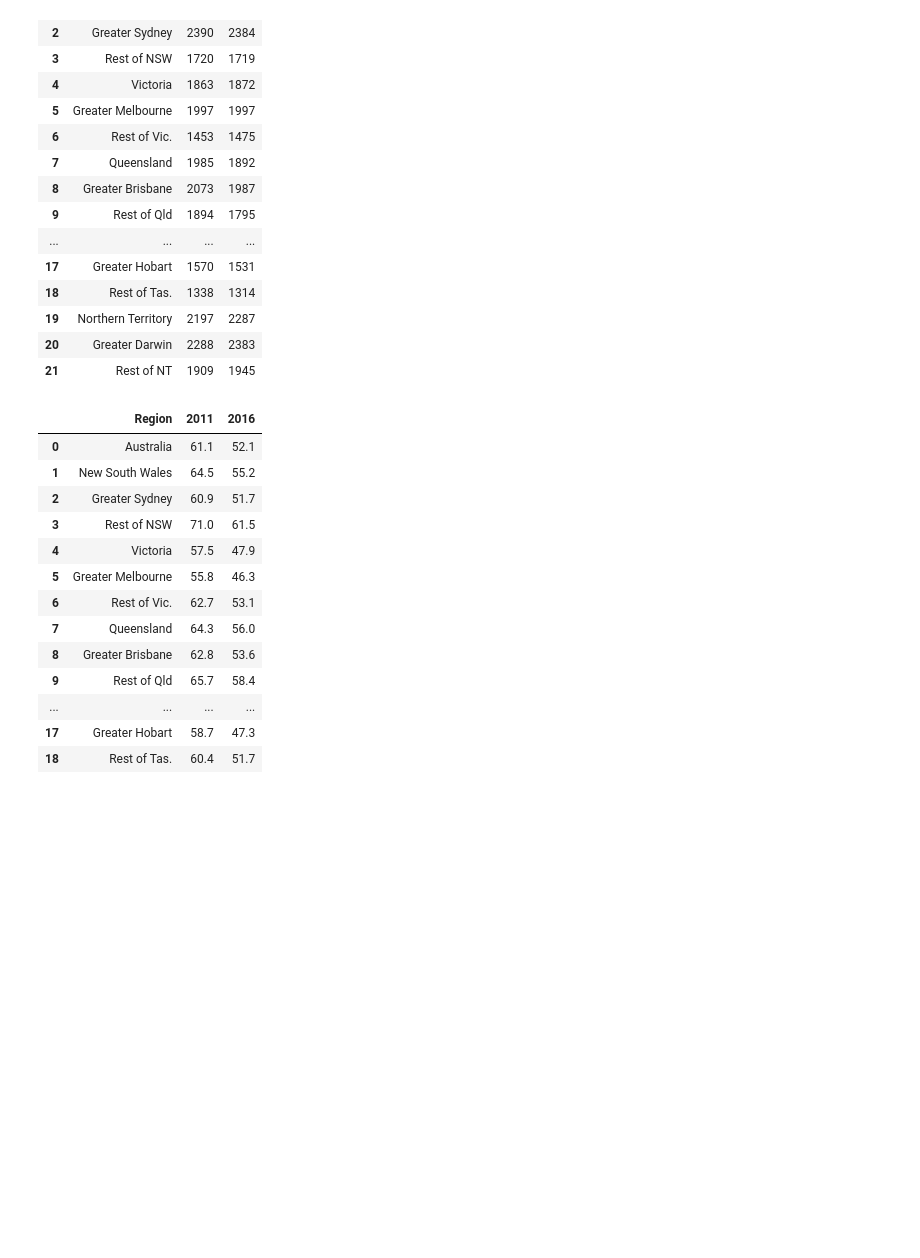
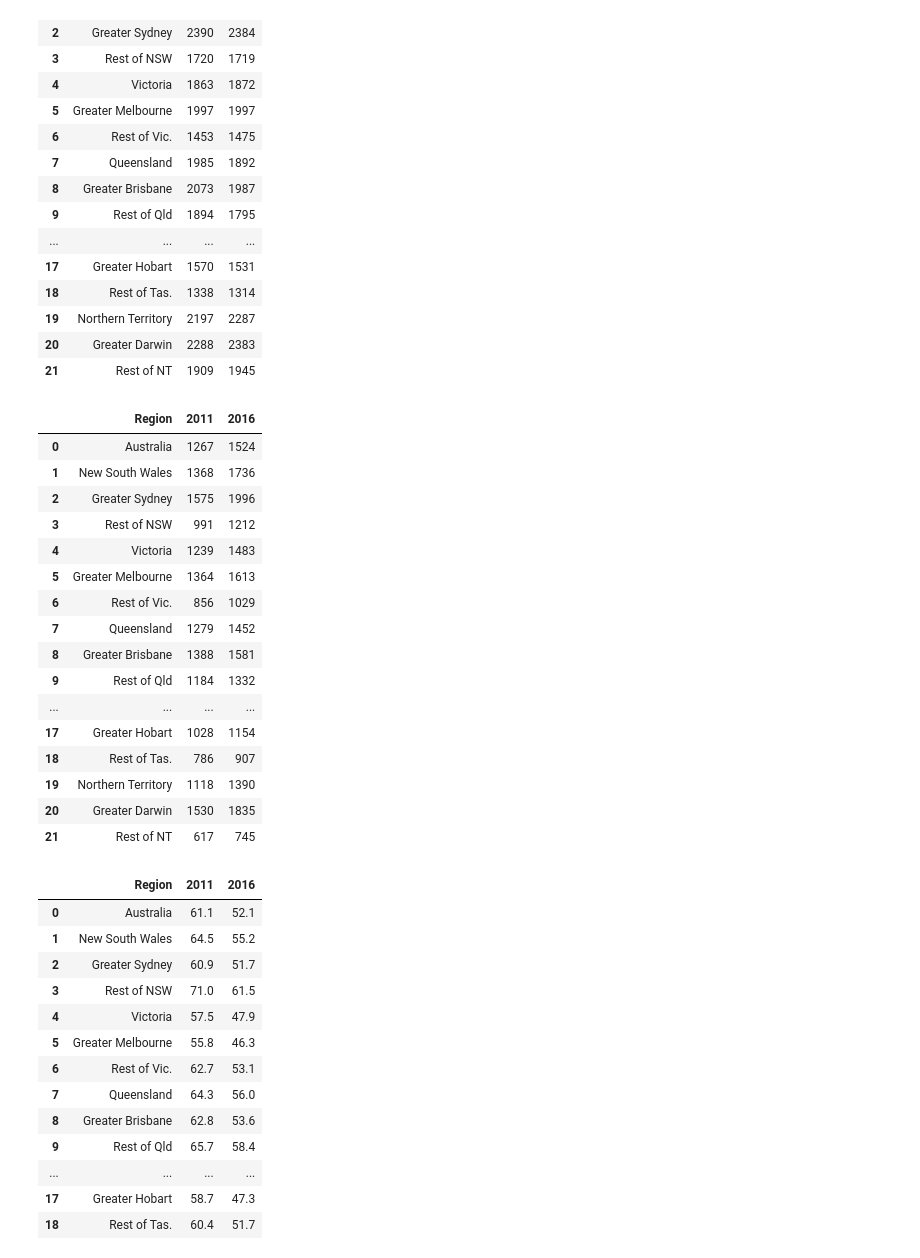
Before and after one commit to NathanJPotter/Team-Project-1, a Jupyter notebook: Project 1.ipynb, the cells around one changed output. Saved outputs shown, nothing was run; the diff lists cells and outputs as text; code cells hidden in the pictures; blank space fills up the shorter version.

```diff
--- a/Project 1.ipynb
+++ b/Project 1.ipynb
@@ -19,6 +19,8 @@ prof_data_df = pd.read_csv(prof_data_path)
 mortgage_path = 'Av mthly household mortgage.csv'
 mortgage_data_df = pd.read_csv(mortgage_path)
 
+rental_data_df = pd.read_csv('Av mthly rental payment.csv')
+
 christian_path = 'Christianity_percent.csv'
 christian_data = pd.read_csv(christian_path)
 
@@ -161,6 +163,27 @@ mortgage_data_df
 | 19 | Northern Territory | 2197 | 2287 |
 | 20 | Greater Darwin | 2288 | 2383 |
 | 21 | Rest of NT | 1909 | 1945 |
+# %%
+# Average monthly rental payment ($)
+rental_data_df
+# %% [output]
+|  | Region | 2011 | 2016 |
+| 0 | Australia | 1267 | 1524 |
+| 1 | New South Wales | 1368 | 1736 |
+| 2 | Greater Sydney | 1575 | 1996 |
+| 3 | Rest of NSW | 991 | 1212 |
+| 4 | Victoria | 1239 | 1483 |
+| 5 | Greater Melbourne | 1364 | 1613 |
+| 6 | Rest of Vic. | 856 | 1029 |
+| 7 | Queensland | 1279 | 1452 |
+| 8 | Greater Brisbane | 1388 | 1581 |
+| 9 | Rest of Qld | 1184 | 1332 |
+| ... | ... | ... | ... |
+| 17 | Greater Hobart | 1028 | 1154 |
+| 18 | Rest of Tas. | 786 | 907 |
+| 19 | Northern Territory | 1118 | 1390 |
+| 20 | Greater Darwin | 1530 | 1835 |
+| 21 | Rest of NT | 617 | 745 |
 # %%
 # percentage of residents who identify as Christian
 christian_data
```
